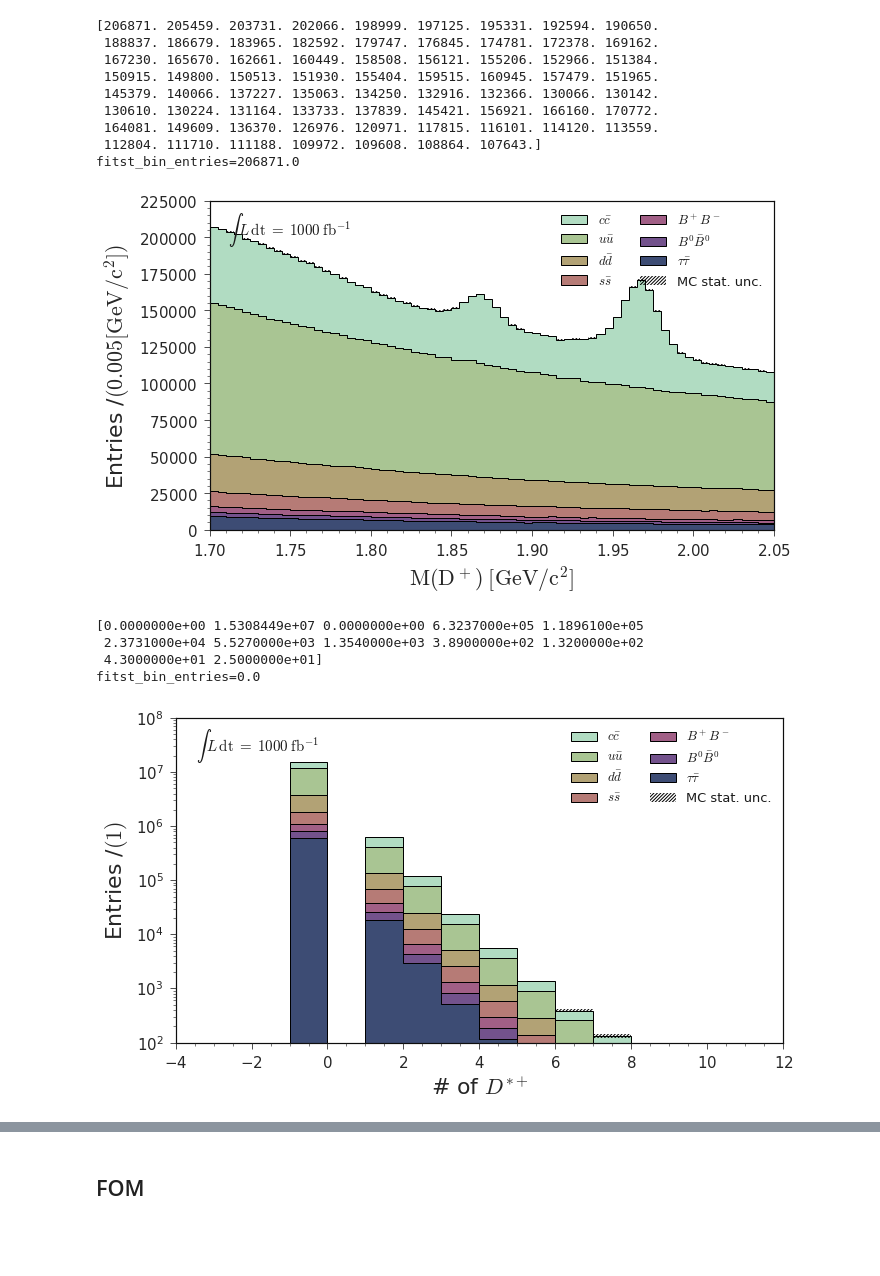
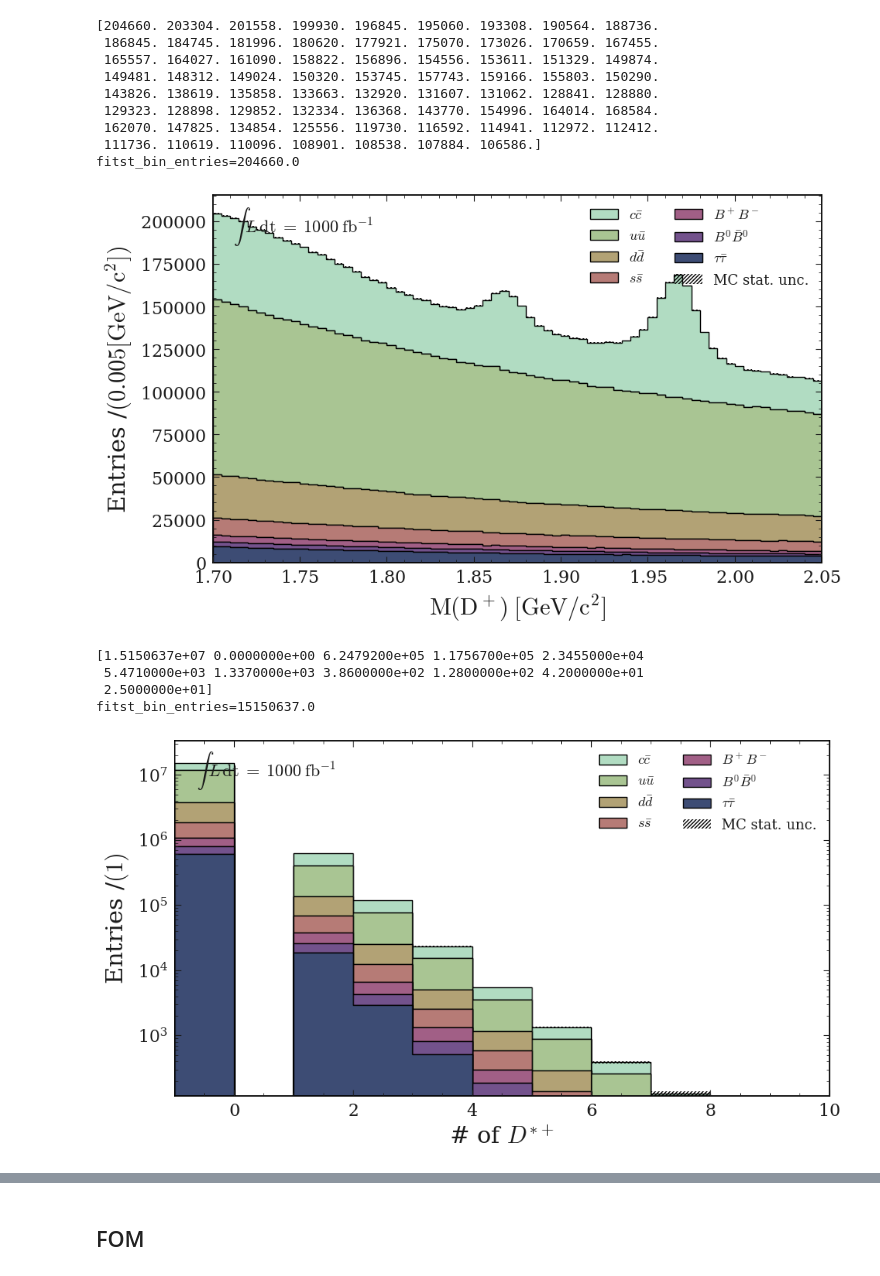
Before and after one commit to jykim-physics/DRAW_and_FITTING, a Jupyter notebook: main/ANALYSIS/FOM/etapip_gg/MC15ri_FOM.ipynb, the cells around one changed output, grey strips where cells are left out. Drawn from its saved outputs; the diff is of its cells as text; code cells hidden in the pictures; blank space fills up the shorter version.

```diff
--- a/main/ANALYSIS/FOM/etapip_gg/MC15ri_FOM.ipynb
+++ b/main/ANALYSIS/FOM/etapip_gg/MC15ri_FOM.ipynb
@@ -43,2 +30,4 @@ Welcome to JupyROOT 6.24/06
 # %%
 base_file_loc = '/home/belle2/jaeyoung/storage_b2/storage/reduced_ntuples/MC15ri/etapip_eteeta/MC15ri_etaetapip_loose_v0_240828_roe_Dptag_CFT'
+base_file_loc = '/share/storage/jykim/storage_b2/storage/reduced_ntuples/MC15ri/etapip_eteeta/MC15ri_etaetapip_loose_v0_240828_roe_Dptag_CFT_addcosHel'
+# base_file_loc = '/share/storage/jykim/storage_b2/storage/reduced_ntuples/MC15ri/etapip_eteeta/MC15ri_etaetapip_optimized_v0_240909_roe_Dptag_CFT_nontag'
@@ -192,7 +169,7 @@ cut = 'Dp_M>0.0'
 pd_ccbar, pd_uubar,pd_ddbar,pd_ssbar,pd_charged, pd_mixed, pd_taupair = cut_dfs_7types(cut, pd_ccbar, pd_uubar,pd_ddbar,pd_ssbar,pd_charged, pd_mixed, pd_taupair)
 # %%
 # Extract the directory from the file path
-plot_directory = "/home/belle2/jaeyoung/storage_b2/storage/PLOTS/mc15ri_generic/MC15ri_etaetapip_loose_v0_240828_roe_Dptag_CFT_yes_tag/cut_study"
+plot_directory = "/share/storage/jykim/storage_b2/storage/PLOTS/mc15ri_generic/MC15ri_etaetapip_loose_v0_240828_roe_Dptag_CFT_non_tag/cut_study"
 # plot_directory = os.path.dirname(file_path)
 if not os.path.exists(plot_directory):
     os.makedirs(plot_directory)
@@ -236,45 +213,53 @@ img_path = plot_directory + "/MC15ri_Dpetapip_gg_loose_v0_all.png"
 # plt.ylim(0,150000)
 wrap_draw(var=var,data=data,scale=scale,xrange=xrange,nbins=nbins,xlabel=xlabel, luminosity=luminosity,img_path="")
 # plt.ylim(0,90000)
-plt.savefig(img_path)
+# plt.savefig(img_path)
 # %% [output]
-[206871. 205459. 203731. 202066. 198999. 197125. 195331. 192594. 190650.
- 188837. 186679. 183965. 182592. 179747. 176845. 174781. 172378. 169162.
- 167230. 165670. 162661. 160449. 158508. 156121. 155206. 152966. 151384.
- 150915. 149800. 150513. 151930. 155404. 159515. 160945. 157479. 151965.
- 145379. 140066. 137227. 135063. 134250. 132916. 132366. 130066. 130142.
- 130610. 130224. 131164. 133733. 137839. 145421. 156921. 166160. 170772.
- 164081. 149609. 136370. 126976. 120971. 117815. 116101. 114120. 113559.
- 112804. 111710. 111188. 109972. 109608. 108864. 107643.]
-fitst_bin_entries=206871.0
+[204660. 203304. 201558. 199930. 196845. 195060. 193308. 190564. 188736.
+ 186845. 184745. 181996. 180620. 177921. 175070. 173026. 170659. 167455.
+ 165557. 164027. 161090. 158822. 156896. 154556. 153611. 151329. 149874.
+ 149481. 148312. 149024. 150320. 153745. 157743. 159166. 155803. 150290.
+ 143826. 138619. 135858. 133663. 132920. 131607. 131062. 128841. 128880.
+ 129323. 128898. 129852. 132334. 136368. 143770. 154996. 164014. 168584.
+ 162070. 147825. 134854. 125556. 119730. 116592. 114941. 112972. 112412.
+ 111736. 110619. 110096. 108901. 108538. 107884. 106586.]
+fitst_bin_entries=204660.0
-[figure, old version]
+[figure, new version]
 # %%
 var = 'num_Dstar_no_nan'
 data  = [pd_taupair[var], pd_mixed[var], pd_charged[var],pd_ssbar[var], pd_ddbar[var],pd_uubar[var], pd_ccbar[var]]
+# data = [pd_taupair[var if var != -1 else 0],
+#        pd_mixed[var if var != -1 else 0],
+#        pd_charged[var if var != -1 else 0],
+#        pd_ssbar[var if var != -1 else 0],
+#        pd_ddbar[var if var != -1 else 0],
+#        pd_uubar[var if var != -1 else 0],
+#        pd_ccbar[var if var != -1 else 0]]
+
 
 xrange = (1.67,2.1)
-xrange = (-2,10)
-nbins = 12
+xrange = (-1,10)
+nbins = 11
 xlabel = r"# of $D^{*+}$"
 unit = ""
 
 # img_path = plot_directory + "/MC15ri_Dpetapip_gg_pre_sel_DpM_step0.png"
 # img_path = plot_directory + "/MC15ri_Dpetapip_gg_tight_selv1_DpM.png"
 img_path = plot_directory + "/MC15ri_Dpetapip_gg_loose_v0_all_num_Dstar_no_nan.png"
 
-# img_path = plot_directory + "/test.png"
+img_path = plot_directory + "/test.png"
 
 # plt.ylim(0,150000)
 wrap_draw(var=var,data=data,scale=scale,xrange=xrange,nbins=nbins,xlabel=xlabel, luminosity=luminosity,img_path="",unit=unit)
 # plt.ylim(0,90000)
 plt.yscale("log")
 # plt.tight_layout()
-plt.savefig(img_path)
+# plt.savefig(img_path)
 # %% [output]
-[0.0000000e+00 1.5308449e+07 0.0000000e+00 6.3237000e+05 1.1896100e+05
- 2.3731000e+04 5.5270000e+03 1.3540000e+03 3.8900000e+02 1.3200000e+02
- 4.3000000e+01 2.5000000e+01]
-fitst_bin_entries=0.0
+[1.5150637e+07 0.0000000e+00 6.2479200e+05 1.1756700e+05 2.3455000e+04
+ 5.4710000e+03 1.3370000e+03 3.8600000e+02 1.2800000e+02 4.2000000e+01
+ 2.5000000e+01]
+fitst_bin_entries=15150637.0
-[figure, old version]
+[figure, new version]
 # %%
 cut = 'Dp_M>0.0'
```
Also changed, not shown: parts of 21 cells of this notebook, 32 other files.
